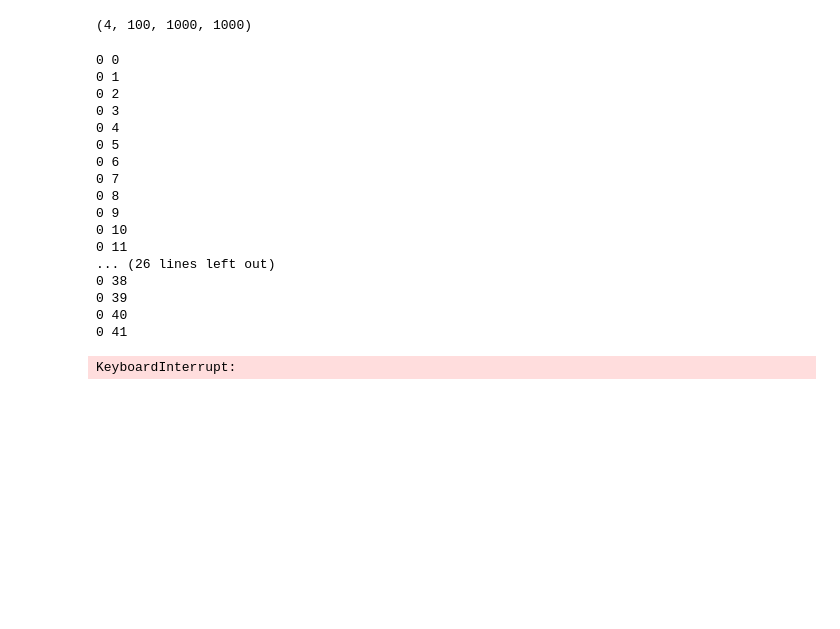
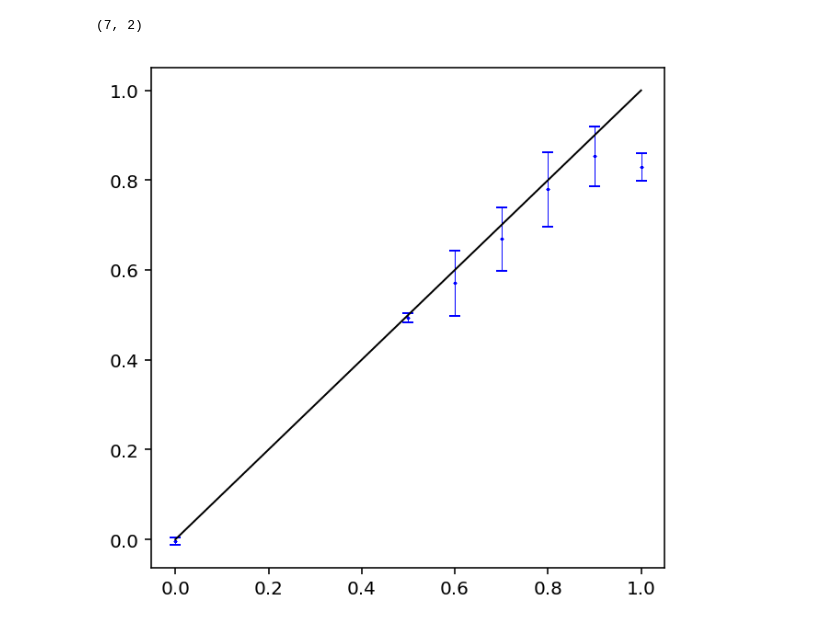
Before and after one commit to MBates92/Scripts, a Jupyter notebook: H_estVsH.ipynb, the cells around one changed output. Cells and saved outputs as stored; diff of their text form; code cells hidden in the pictures; blank space fills up the shorter version.

```diff
--- a/H_estVsH.ipynb
+++ b/H_estVsH.ipynb
@@ -6,0 +8,5 @@ H = np.array([0.1,0.2,0.3,0.4])
+# %%
+idx = np.array(['00','05','06','07','08','09','10'])
+deltavar = []
+[deltavar.append(np.loadtxt('../Data/H_estVSsigma/deltavar_s'+i+'.txt')) for i in idx]
+print(np.shape(deltavar))
@@ -6,0 +63,8 @@ H = np.array([0.1,0.2,0.3,0.4])
+# %%
+params = []
+for i in range(len(deltavar)):
+    params_i = []
+    for j in range(len(deltavar[0])):
+        params_i.append(dv.HurstEstimator(deltavar[i][j,:],L))
+    params_i = np.asarray(params_i)
+    params.append(params_i)
@@ -6,0 +100,4 @@ H = np.array([0.1,0.2,0.3,0.4])
+# %%
+H_est = []
+for i in range(len(params)):
+    H_est.append(np.array([np.mean(params[i][:,0]),np.std(params[i][:,0])]))
@@ -6,0 +108,3 @@ H = np.array([0.1,0.2,0.3,0.4])
+# %%
+H = np.array([0.0,0.5,0.6,0.7,0.8,0.9,1.0])
+H_est = np.asarray(H_est)
@@ -7,2 +119,15 @@ H = np.array([0.1,0.2,0.3,0.4])
+# %%
+print(np.shape(H_est))
+# %% [output]
+(7, 2)
+# %%
+plt.figure(figsize=(720/144,720/144),dpi=144)
+plt.errorbar(H,H_est[:,0],yerr = H_est[:,1],c='b', capsize = 3,elinewidth =0.5, fmt = 'none',zorder = 0)
+plt.scatter(H,H_est[:,0],c='b',marker='x',zorder = 1,s= 1.0)
+plt.plot([0,1],[0,1],c= 'k',linewidth= 1.0)
+plt.grid()
+plt.show()
+# %% [output]
+[figure, added]
 # %%
 X = []
@@ -16,4 +135,0 @@ X = np.asarray(X)
-# %%
-print(np.shape(X))
-# %% [output]
-(4, 100, 1000, 1000)
@@ -24,33 +135,0 @@ import DeltaVar as dv
-# %%
-deltavar_s = []
-for h in range(len(H)):
-    deltavar_sh = []
-    for i in range(100):
-        deltavar_si = []
-        for l in L:
-            deltavar_si.append(dv.DeltaVar(X[h,i,:,:],l,1.5))
-        deltavar_si = np.asarray(deltavar_si)
-        deltavar_sh.append(deltavar_si)
-        print(h,i)
-    deltavar_sh = np.asarray(deltavar_sh)
-    deltavar_s.append(deltavar_sh)
-deltavar_s = np.asarray(deltavar_s)
-# %% [output]
-0 0
-0 1
-0 2
-0 3
-0 4
-0 5
-0 6
-0 7
-0 8
-0 9
-0 10
-0 11
-... (26 lines left out)
-0 38
-0 39
-0 40
-0 41
-KeyboardInterrupt:
```
Also changed, not shown: parts of 21 cells of this notebook, 18 other files.
